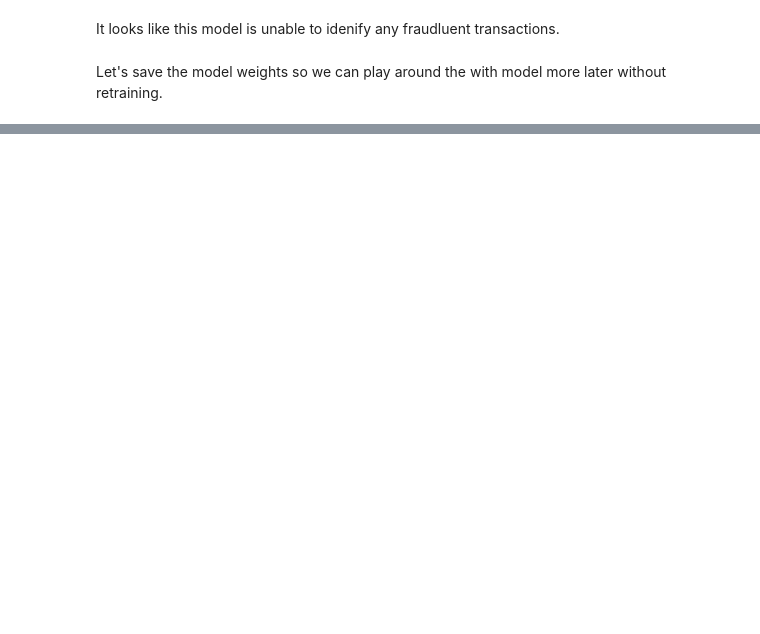
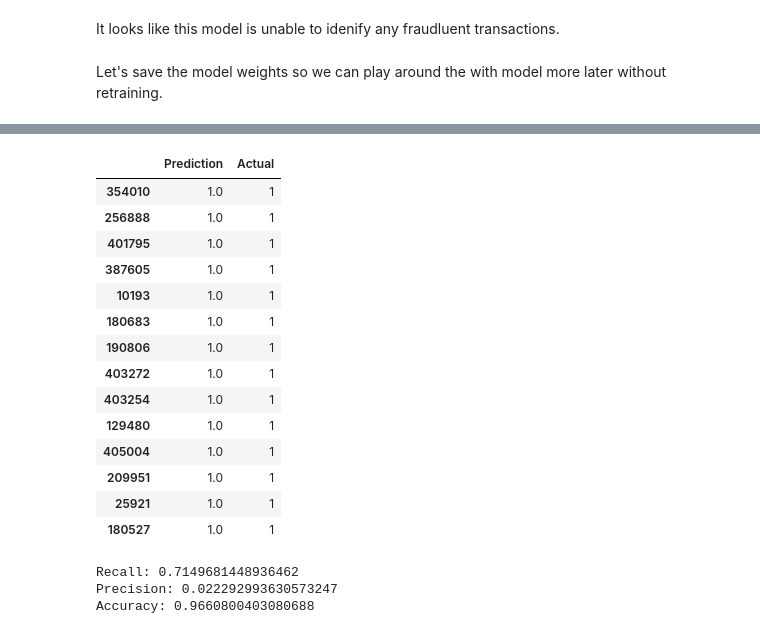
Before and after one commit to Kashiwaba23/credit_card_fraud_prediction, a Jupyter notebook: model.ipynb, the cells around one changed output, grey strips where cells are left out. Drawn from its saved outputs; the diff is of its cells as text; code cells hidden in the pictures; blank space fills up the shorter version.

```diff
--- a/model.ipynb
+++ b/model.ipynb
@@ -238,0 +307,12 @@ torch.save(model.state_dict(), 'model_weights/100_epoch_model_weights.pt')
+# %%
+criterion = nn.BCELoss()
+optimizer = optim.Adam(model_balanced.parameters(), lr=0.01)
+# %%
+for epoch in range(100):
+    print(f'Working on epoch:{epoch+1}/100')
+    for features, labels in balanced_train_dl:
+        optimizer.zero_grad()
+        outputs = model_balanced(features)
+        loss = criterion(outputs, labels.view(-1,1))
+        loss.backward()
+        optimizer.step()
@@ -238,0 +337,13 @@ torch.save(model.state_dict(), 'model_weights/100_epoch_model_weights.pt')
+# %%
+metric = BinaryRecall()
+predictions = []
+model_balanced.eval()
+with torch.no_grad():
+    for features, labels in dataloader_test:
+        outputs = model_balanced(features)
+        pred = (outputs >= 0.5).float()
+        predictions.append(pred)
+        metric(pred, labels.view(-1,1))
+
+recall = metric.compute()
+print(f'Recall: {recall}')
@@ -238,0 +354,5 @@ torch.save(model.state_dict(), 'model_weights/100_epoch_model_weights.pt')
+# %%
+predictions = [pred.numpy() for pred in predictions]
+predictions = np.concatenate(predictions).ravel()
+balanced_pred_ans_df = pd.DataFrame({'Prediction': predictions, 'Actual':y_test})
+balanced_pred_ans_df
@@ -238,0 +373,18 @@ torch.save(model.state_dict(), 'model_weights/100_epoch_model_weights.pt')
+# %%
+balanced_pred_ans_df[(balanced_pred_ans_df['Prediction']==balanced_pred_ans_df['Actual']) & (balanced_pred_ans_df['Prediction']==1)]
+# %% [output]
+|  | Prediction | Actual |
+| 354010 | 1.0 | 1 |
+| 256888 | 1.0 | 1 |
+| 401795 | 1.0 | 1 |
+| 387605 | 1.0 | 1 |
+| 10193 | 1.0 | 1 |
+| 180683 | 1.0 | 1 |
+| 190806 | 1.0 | 1 |
+| 403272 | 1.0 | 1 |
+| 403254 | 1.0 | 1 |
+| 129480 | 1.0 | 1 |
+| 405004 | 1.0 | 1 |
+| 209951 | 1.0 | 1 |
+| 25921 | 1.0 | 1 |
+| 180527 | 1.0 | 1 |
@@ -238,0 +393,10 @@ torch.save(model.state_dict(), 'model_weights/100_epoch_model_weights.pt')
+# %%
+accuracy = accuracy_score(predictions, y_test)
+precision = precision_score(predictions, y_test)
+print(f'Recall: {recall}')
+print(f'Precision: {precision}')
+print(f'Accuracy: {accuracy}')
+# %% [output]
+Recall: 0.7149681448936462
+Precision: 0.022292993630573247
+Accuracy: 0.9660800403080688
```
Also changed, not shown: parts of 21 cells of this notebook.
